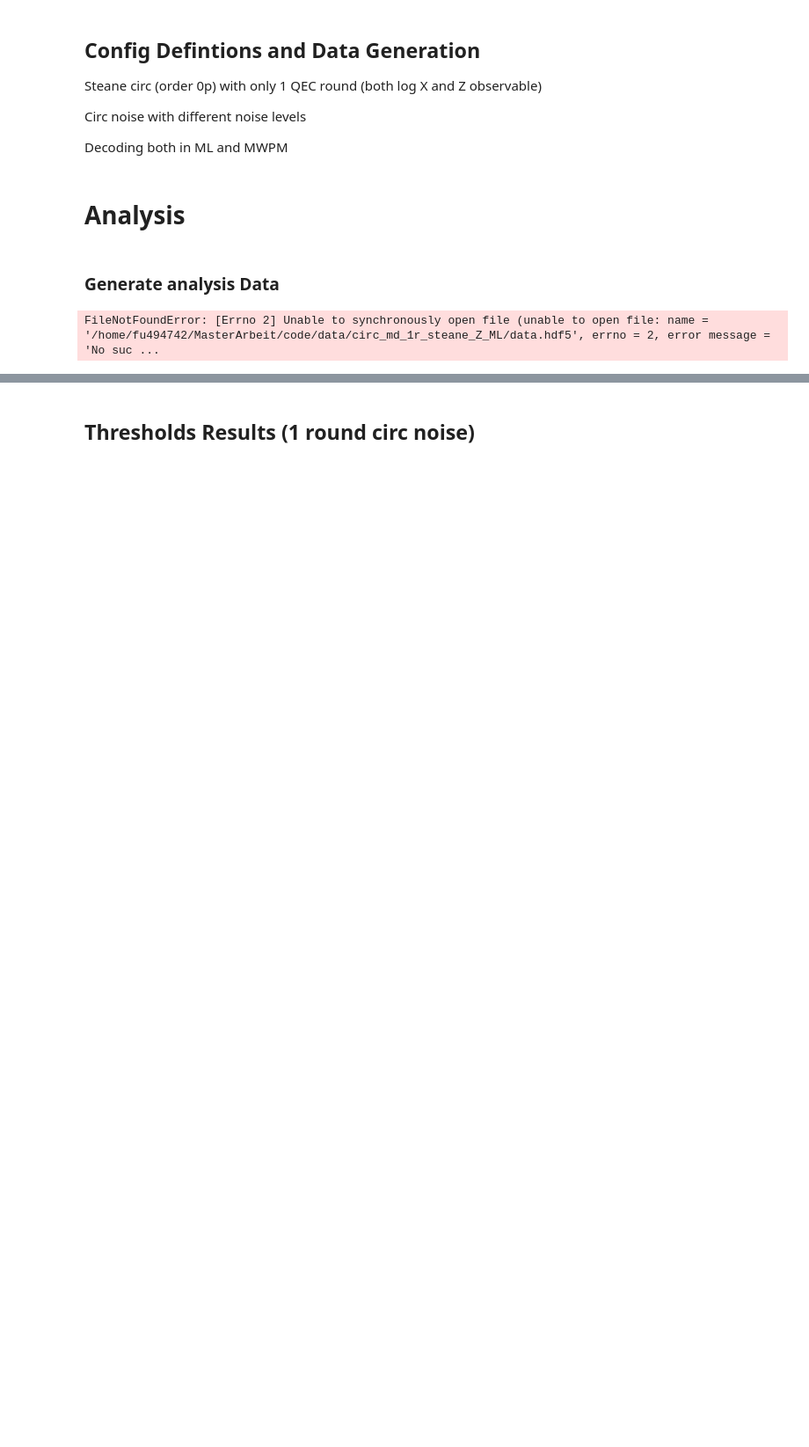
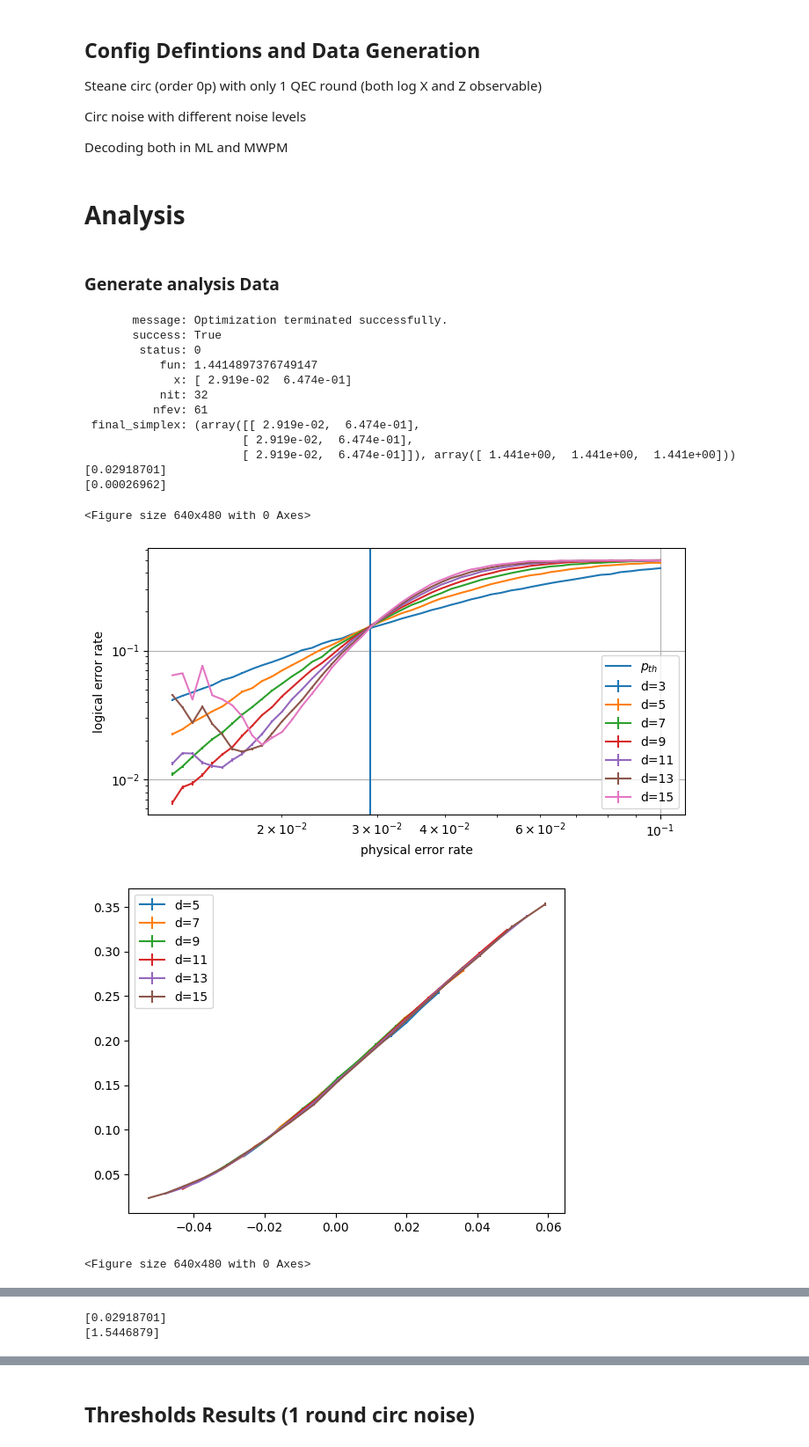
Before and after one commit to leonardlux/MasterArbeit, a Jupyter notebook: code/result_circ_noise.ipynb, the cells around one changed output, grey strips where cells are left out. Shown at 88% size. Drawn from its saved outputs; the diff is of its cells as text; code cells hidden in the pictures; blank space fills up the shorter version.

```diff
--- a/code/result_circ_noise.ipynb
+++ b/code/result_circ_noise.ipynb
@@ -274,19 +269,34 @@ g_nu = [1.5]
 p_window = [10**(0.15)]
 min_distance = [5]
 # %%
-folder_name = r_folder_name_ML_Z
+folder_path = r_folder_path_ML_Z
 g_pth = g_pth_ml_Z
 
 result = analysis_pipeline(
-    folder_name,
+    folder_path,
     guess_pth = g_pth,
     guess_nu = g_nu,
     min_distance= min_distance,
     p_window = p_window,
     )
 
 print(result["p_th"])
 print(result["nu_fit"])
 results_ML_Z = result
 # %% [output]
-FileNotFoundError: [Errno 2] Unable to synchronously open file (unable to open file: name = '/home/fu494742/MasterArbeit/code/data/circ_md_1r_steane_Z_ML/data.hdf5', errno = 2, error message = 'No suc ...
+       message: Optimization terminated successfully.
+       success: True
+        status: 0
+           fun: 1.4414897376749147
+             x: [ 2.919e-02  6.474e-01]
+           nit: 32
+          nfev: 61
+ final_simplex: (array([[ 2.919e-02,  6.474e-01],
+                       [ 2.919e-02,  6.474e-01],
+                       [ 2.919e-02,  6.474e-01]]), array([ 1.441e+00,  1.441e+00,  1.441e+00]))
+[0.02918701]
+[0.00026962]
+<Figure size 640x480 with 0 Axes>
+[figure, added]
+[figure, added]
+<Figure size 640x480 with 0 Axes>
@@ -293 +304,3 @@ FileNotFoundError: [Errno 2] Unable to synchronously open file (unable to open f
+[0.02918701]
+[1.5446879]
 # %%
```
Also changed, not shown: parts of 22 cells of this notebook, 32 other files.
